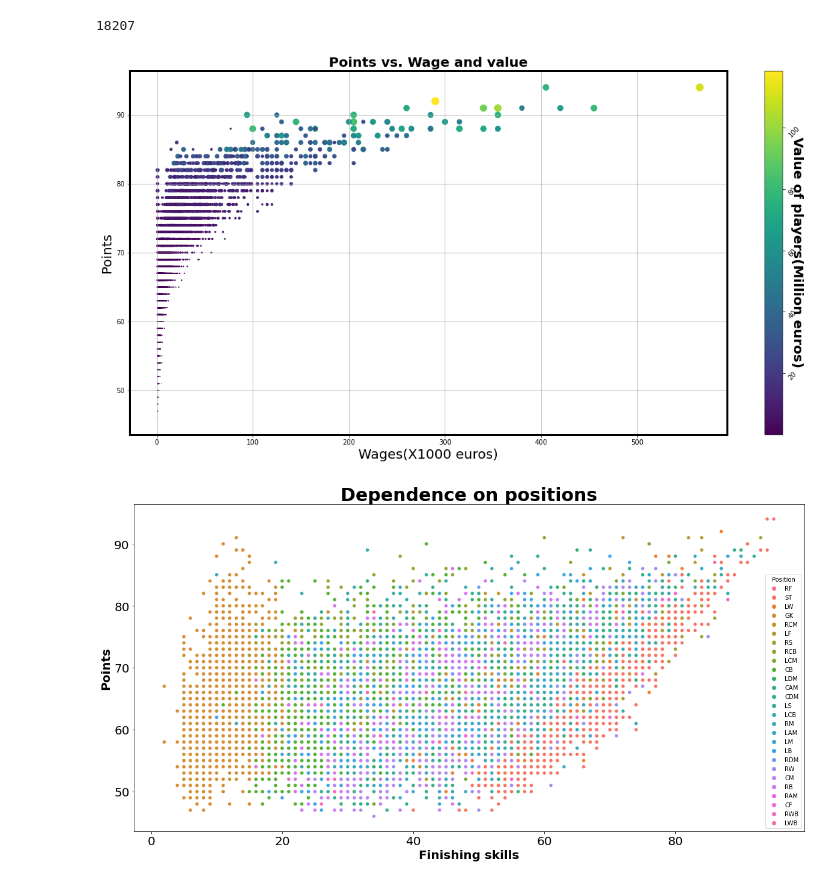
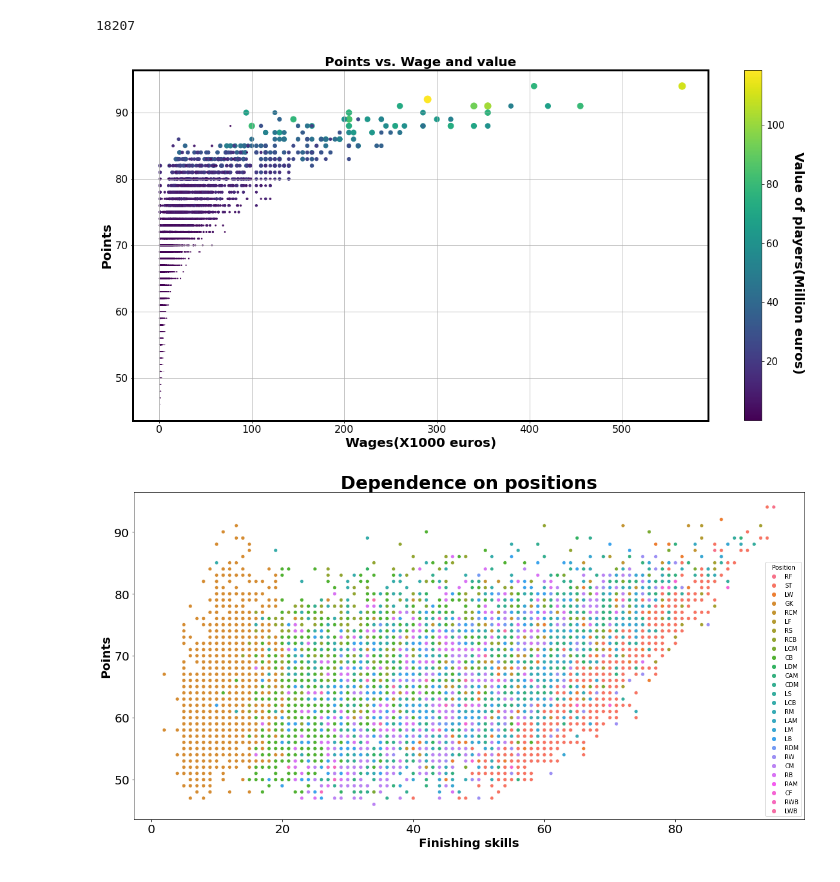
Before and after one commit to souticksaha21/Data_Science_Projects, a Jupyter notebook: FIFA_2019.ipynb, the cells around one changed output. Drawn from its saved outputs; the diff is of its cells as text; code cells hidden in the pictures.

```diff
--- a/FIFA_2019.ipynb
+++ b/FIFA_2019.ipynb
@@ -374,13 +374,15 @@ plt.xlabel("Country", fontsize=20)
 plt.ylabel("mean points", fontsize=20)
 plt.title("mean points vs. Country", fontsize=20, fontweight='bold')
 cbar=plt.colorbar(sc)
-cbar.set_label('number of players', rotation=270, fontsize=20, fontweight='bold')
+cbar.set_label('number of players', rotation=270, fontsize=20, fontweight='bold', labelpad=30, y=0.45)
 cbar.ax.tick_params(rotation=0)
+cbar.ax.tick_params(labelsize=15)
 ax = plt.gca()
 for axis in ['top','bottom','left','right']:
   ax.spines[axis].set_linewidth(3)
 plt.grid()
-plt.rcParams["figure.figsize"] = (20,10)
+#plt.rcParams["figure.figsize"] = (3,5)
+plt.gcf().set_size_inches(9, 6)
 #plt.rcParams["figure.figsize"] = plt.rcParamsDefault["figure.figsize"]
 plt.show()
 # %% [output]
@@ -420,13 +422,14 @@ plt.xlabel("Club", fontsize=20)
 plt.ylabel("mean points", fontsize=20)
 plt.title("mean points vs. Club", fontsize=20, fontweight='bold')
 cbar=plt.colorbar(sc)
-cbar.set_label('number of players', rotation=270, fontsize=20, fontweight='bold')
+cbar.set_label('number of players', rotation=270, fontsize=20, fontweight='bold', labelpad=30, y=0.45)
 cbar.ax.tick_params(rotation=0)
+cbar.ax.tick_params(labelsize=15)
 ax = plt.gca()
 for axis in ['top','bottom','left','right']:
   ax.spines[axis].set_linewidth(3)
 plt.grid()
-plt.rcParams["figure.figsize"] = (20,10)
+plt.gcf().set_size_inches(9, 6)
 #plt.rcParams["figure.figsize"] = plt.rcParamsDefault["figure.figsize"]
 plt.show()
 # %% [output]
@@ -471,19 +474,22 @@ for i in range(len(value_full_list)):
         value_num_list.append(0.001)
 # %%
 sc=plt.scatter(wage_num_list, points_full_list, value_num_list, value_num_list)
-plt.xlabel("Wages(X1000 euros)", fontsize=20)
-plt.ylabel("Points", fontsize=20)
+plt.xlabel("Wages(X1000 euros)", fontsize=20, fontweight='bold')
+plt.ylabel("Points", fontsize=20, fontweight='bold')
 plt.title("Points vs. Wage and value", fontsize=20, fontweight='bold')
 cbar=plt.colorbar(sc)
-cbar.set_label('Value of players(Million euros)', rotation=270, fontsize=20, fontweight='bold')
-cbar.ax.tick_params(rotation=45)
+cbar.set_label('Value of players(Million euros)', rotation=270, fontsize=20, fontweight='bold', labelpad=30, y=0.45)
+cbar.ax.tick_params(rotation=0)
+cbar.ax.tick_params(labelsize=15)
+plt.xticks(fontsize=16)
+plt.yticks(fontsize=16)
 ax = plt.gca()
 for axis in ['top','bottom','left','right']:
   ax.spines[axis].set_linewidth(3)
 plt.grid()
 plt.show()
 # %% [output]
-[figure, old version]
+[figure, new version]
 # %%
 #Wages and Value remain flat for most players with points below 85.
 #But above ~85 points wages and value drastically increases. So there is no linear increase of wages with points.
```
Also changed, not shown: parts of 2 cells of this notebook.
